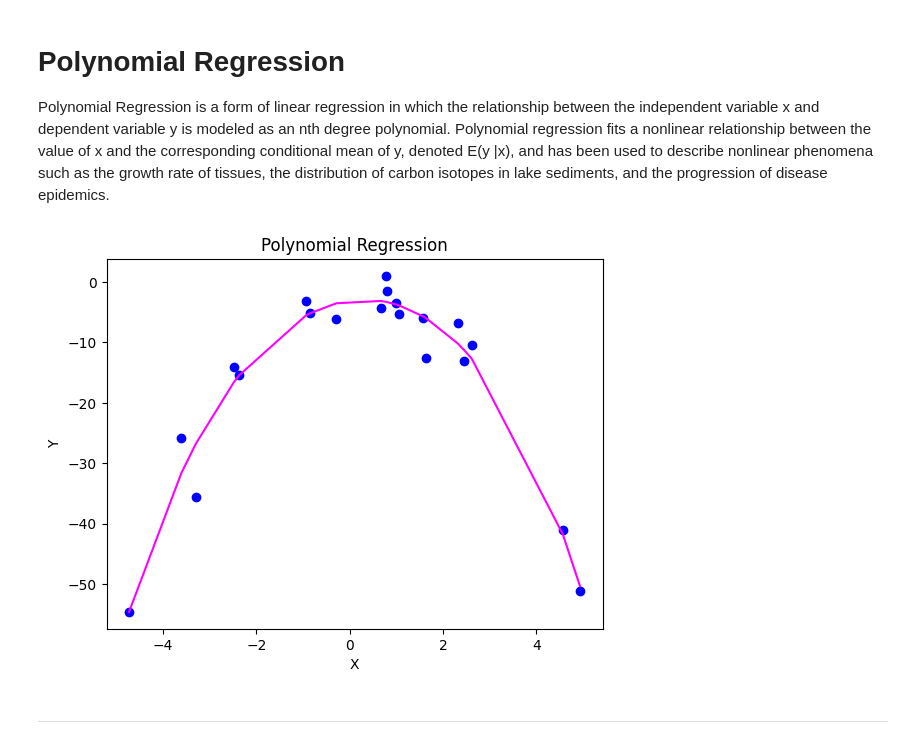
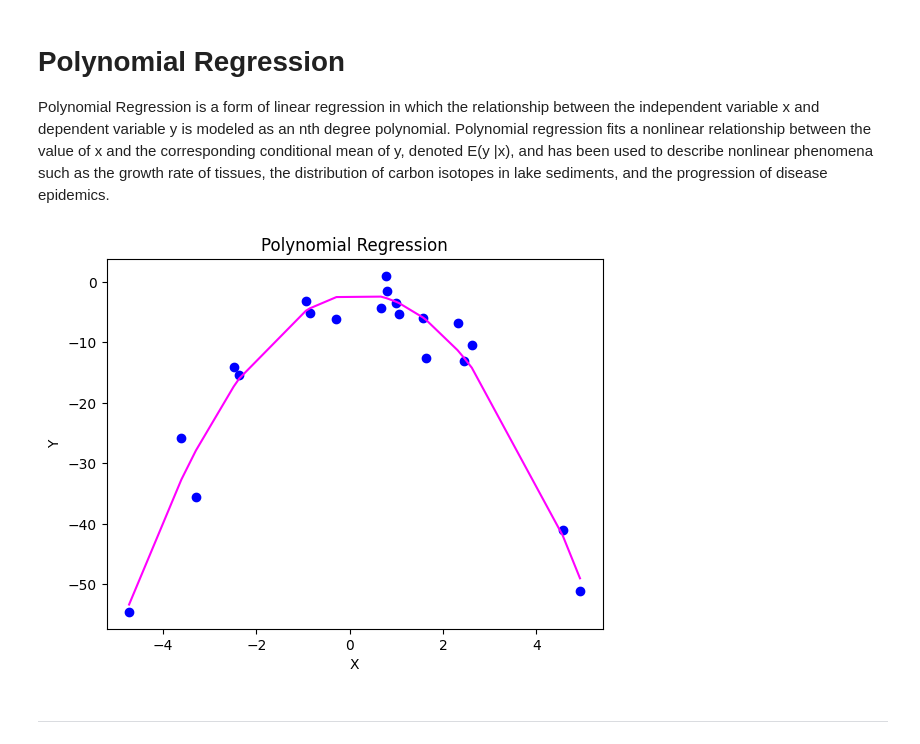
Before and after one commit to Zubair9540/Zubair9540, a Jupyter notebook: 07_machine_learning/10a_polynomial_regression.ipynb, the cells around one changed output. Saved outputs shown, nothing was run; the diff lists cells and outputs as text; code cells hidden in the pictures.

```diff
--- a/07_machine_learning/10a_polynomial_regression.ipynb
+++ b/07_machine_learning/10a_polynomial_regression.ipynb
@@ -10,34 +10,34 @@ from sklearn.linear_model import LinearRegression
 import operator
 
 # Step 1: Create Dummy Data
 np.random.seed(0)
 x = 2 - 3 * np.random.normal(0, 1, 20)
 y = x - 2 * (x ** 2) + np.random.normal(-3, 3, 20)
 # Reshaping for the model
 x = x[:, np.newaxis]
 y = y[:, np.newaxis]
 
 # Step 2: Polynomial Transformation
-degree = 4  # Degree of the polynomial
+degree = 2  # Degree of the polynomial
 poly_features = PolynomialFeatures(degree=degree)
 x_poly = poly_features.fit_transform(x)
 
 # Step 3: Train Linear Regression Model
 model = LinearRegression()
 model.fit(x_poly, y)
 y_poly_pred = model.predict(x_poly)
 
 # Step 4: Plotting the results
 plt.scatter(x, y, color='blue')
 sorted_axis = operator.itemgetter(0)
 sorted_zip = sorted(zip(x, y_poly_pred), key=sorted_axis)
 x, y_poly_pred = zip(*sorted_zip)
 plt.plot(x, y_poly_pred, color='magenta')
 plt.title('Polynomial Regression')
 plt.xlabel('X')
 plt.ylabel('Y')
 plt.show()
 # %% [output]
-[figure, old version]
+[figure, new version]
 # %% [markdown]
 ---
```
Also changed, not shown: 40 other files.
